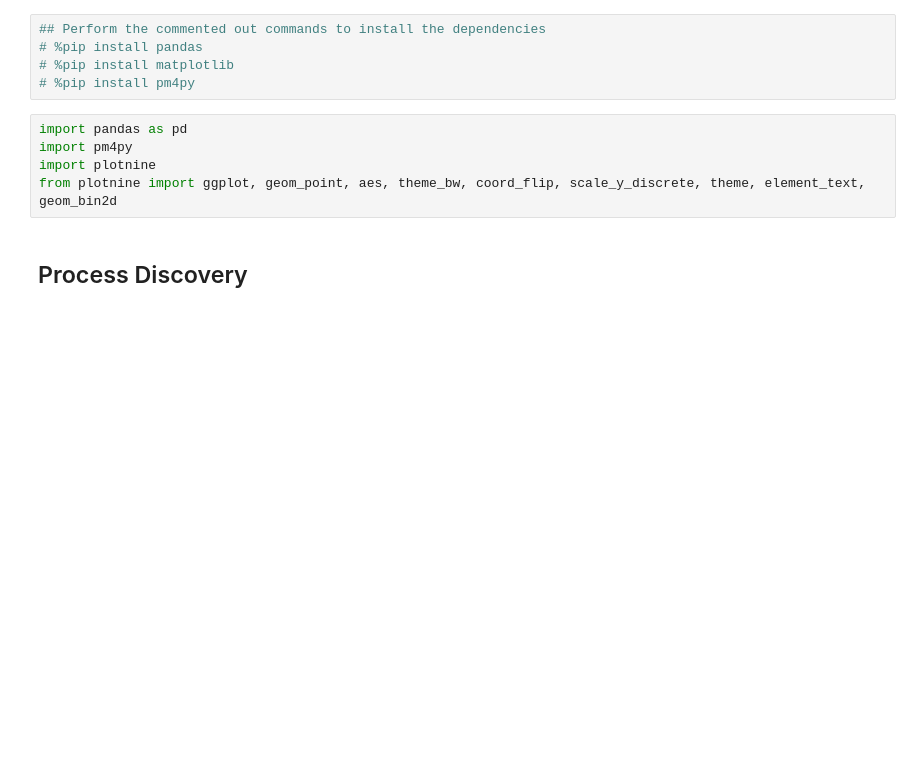
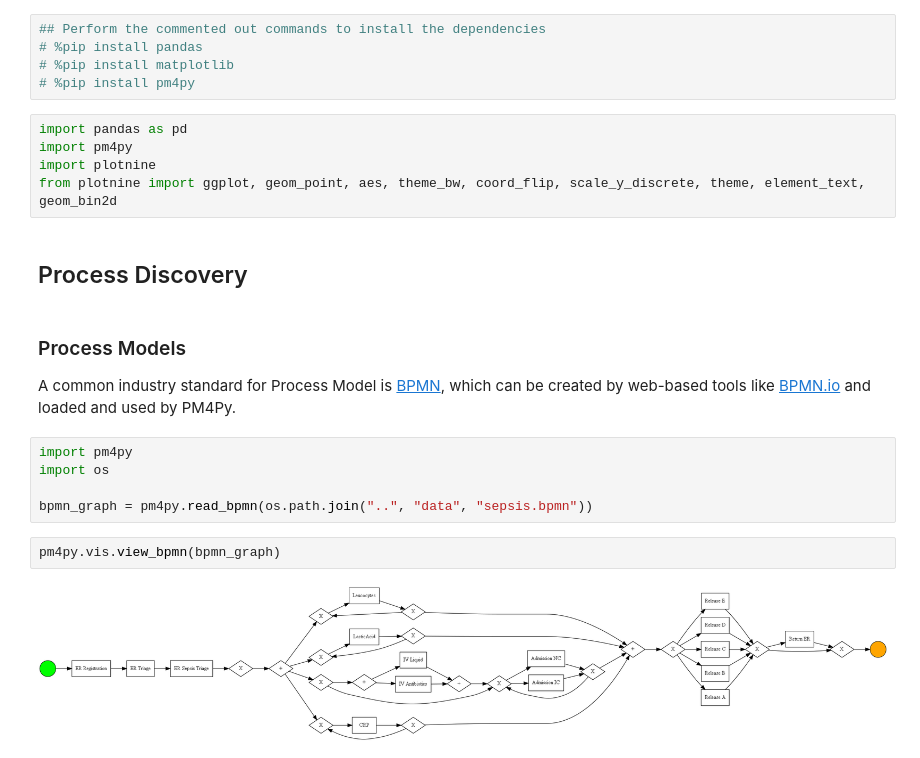
Before and after one commit to fmannhardt/course-applied-processmining, a Jupyter notebook: python/lecture2-discovery.ipynb, the cells around one changed output. Saved outputs shown, nothing was run; the diff lists cells and outputs as text; blank space fills up the shorter version.

```diff
--- a/python/lecture2-discovery.ipynb
+++ b/python/lecture2-discovery.ipynb
@@ -28,3 +28,16 @@ import plotnine
 from plotnine import ggplot, geom_point, aes, theme_bw, coord_flip, scale_y_discrete, theme, element_text, geom_bin2d
 # %% [markdown]
 ## Process Discovery
+# %% [markdown]
+### Process Models
+
+A common industry standard for Process Model is [BPMN](https://www.bpmn.org/), which can be created by web-based tools like [BPMN.io](https://bpmn.io/) and loaded and used by PM4Py.
+# %%
+import pm4py
+import os
+
+bpmn_graph = pm4py.read_bpmn(os.path.join("..", "data", "sepsis.bpmn"))
+# %%
+pm4py.vis.view_bpmn(bpmn_graph)
+# %% [output]
+[figure, added]
```
Also changed, not shown: parts of 12 cells of this notebook, 4 other files.
